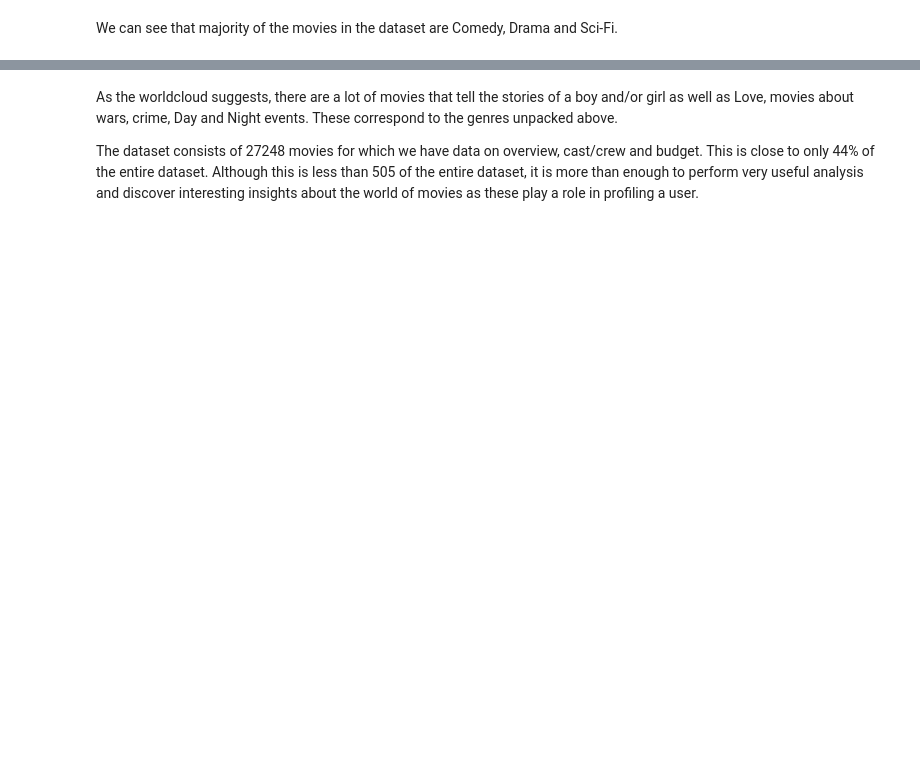
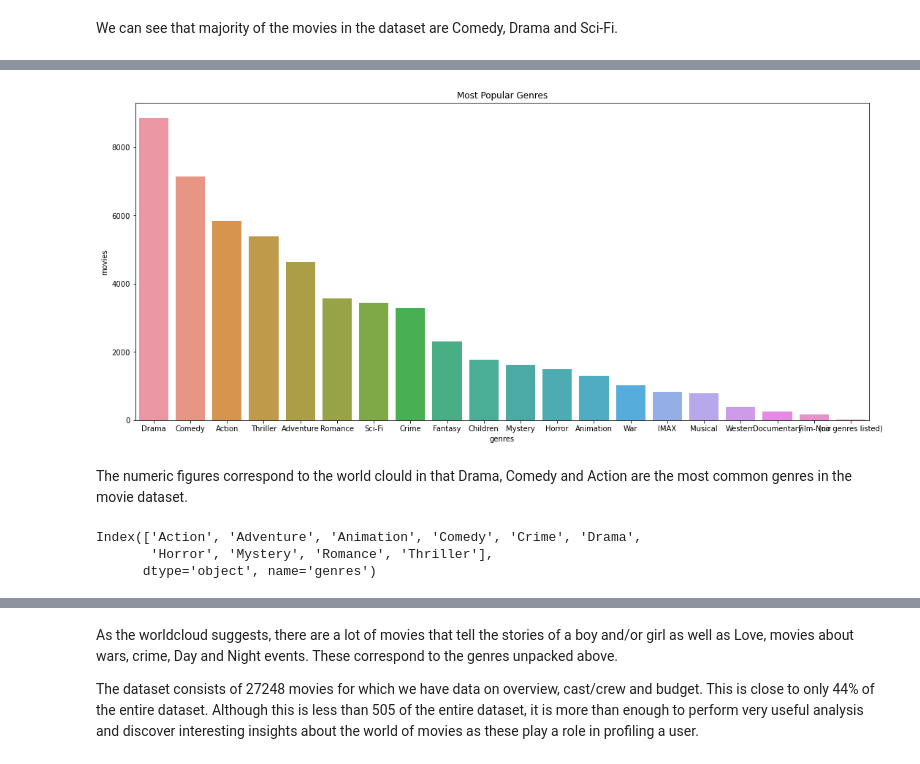
Before and after one commit to Ms-Noxolo/Team_EN3_Jozi, a Jupyter notebook: Predict_Notebook.ipynb, the cells around one changed output, grey strips where cells are left out. Saved outputs shown, nothing was run; the diff lists cells and outputs as text; code cells hidden in the pictures; blank space fills up the shorter version.

```diff
--- a/Predict_Notebook.ipynb
+++ b/Predict_Notebook.ipynb
@@ -517,0 +545,7 @@ We can see that majority of the movies in the dataset are Comedy, Drama and Sci-
+# %%
+# Applying the function
+moviez = pd.read_csv('data/movies.csv')
+moviez.genres = moviez.genres.str.split('|')
+# splitting the genres
+moviez = explode(moviez, ['genres'])
+moviez
@@ -517,0 +566,28 @@ We can see that majority of the movies in the dataset are Comedy, Drama and Sci-
+# %%
+# Looking at the popular genres using count
+ratingz = train_df.copy()
+ratingz = ratingz.merge(moviez, left_on='movieId', right_on='movieId')
+popular_genre = pd.DataFrame(ratingz['genres'].value_counts()).reset_index()
+popular_genre.columns = ['genres', 'movies']
+# Plottig the results
+plt.figure(figsize=(18,8))
+sns.barplot(x='genres', y='movies', data=popular_genre)
+plt.title("Most Popular Genres")
+plt.show()
+# %% [output]
+[figure, added]
+# %% [markdown]
+The numeric figures correspond to the world clould in that Drama, Comedy and Action are the most common genres in the movie dataset.
+# %%
+# Looking at how the genres have changed over the years
+ratingz['year']= pd.to_numeric(movies['year'].copy())
+ratingz['genres']= ratingz['genres'].astype('str')
+genres = ['Action', 'Adventure', 'Animation', 'Comedy', 'Crime',
+          'Drama', 'Horror', 'Mystery', 'Romance', 'Thriller']
+pop_gen_movies = ratingz[(ratingz['genres'].isin(genres)) & (ratingz['year'] >= 1995) & (ratingz['year'] <= 2018)]
+ctab = pd.crosstab([pop_gen_movies['year']], pop_gen_movies['genres']).apply(lambda x: x/x.sum(), axis=1)
+ctab.columns
+# %% [output]
+Index(['Action', 'Adventure', 'Animation', 'Comedy', 'Crime', 'Drama',
+       'Horror', 'Mystery', 'Romance', 'Thriller'],
+      dtype='object', name='genres')
```
Also changed, not shown: parts of 40 cells of this notebook.
